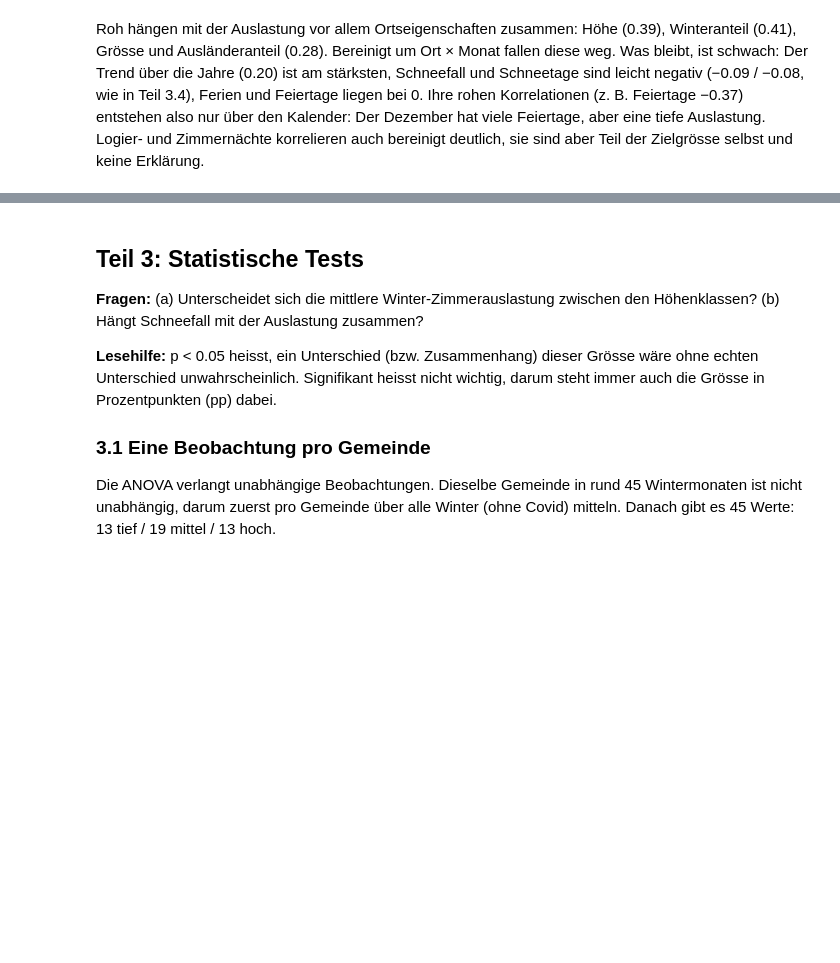
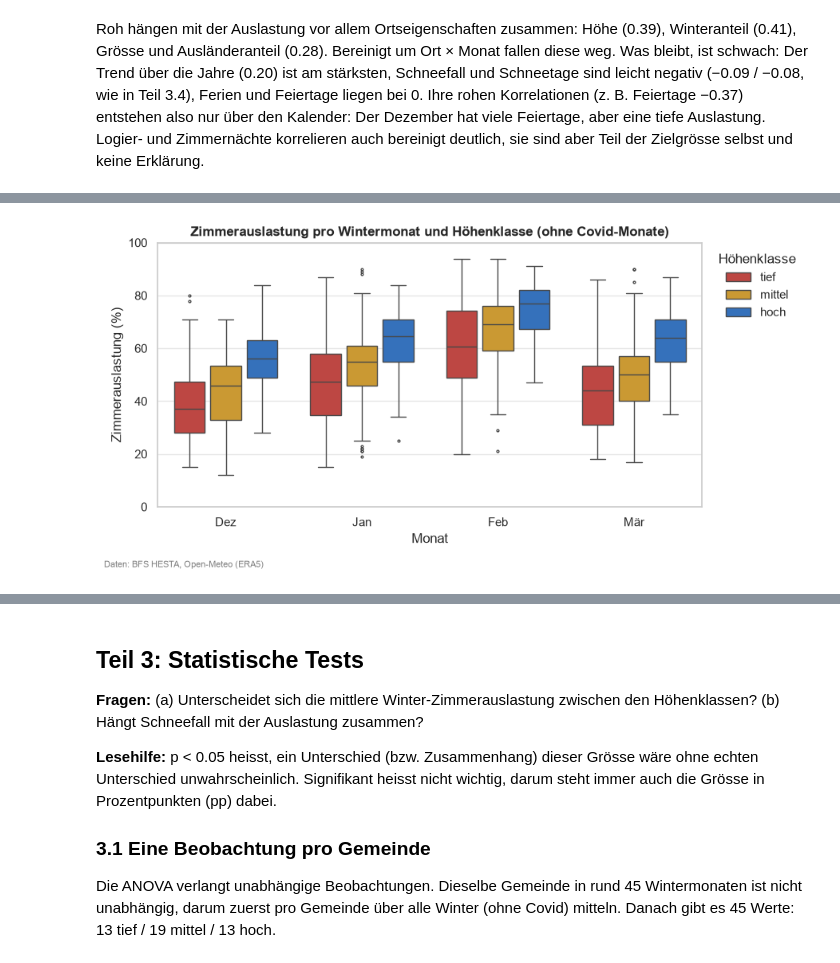
Before and after one commit to aakset/wintertourismus-schnee, a Jupyter notebook: notebooks/04_eda_tests_karte.ipynb, the cells around one changed output, grey strips where cells are left out. Saved outputs shown, nothing was run; the diff lists cells and outputs as text; code cells hidden in the pictures; blank space fills up the shorter version.

```diff
--- a/notebooks/04_eda_tests_karte.ipynb
+++ b/notebooks/04_eda_tests_karte.ipynb
@@ -410,0 +448,12 @@ folgt
+# %%
+dm = d.assign(Monat=d.monat.map(MONATE))
+fig, ax = plt.subplots(figsize=(9, 4.5))
+sns.boxplot(data=dm, x="Monat", y="zimmerauslastung", hue="hoehenklasse", order=list(MONATE.values()),
+            hue_order=KLASSEN, palette=FARBEN, fliersize=2, linewidth=1, gap=0.15, ax=ax)
+ax.set(ylim=(0, 100), xlabel="Monat", ylabel="Zimmerauslastung (%)",
+       title="Zimmerauslastung pro Wintermonat und Höhenklasse (ohne Covid-Monate)")
+ax.legend(title="Höhenklasse", loc="upper left", bbox_to_anchor=(1.01, 1), frameon=False)
+speichern(fig, "box_monat_hoehe")
+plt.show()
+# %% [output]
+[figure, added]
```
Also changed, not shown: parts of 16 cells of this notebook, 9 other files.
